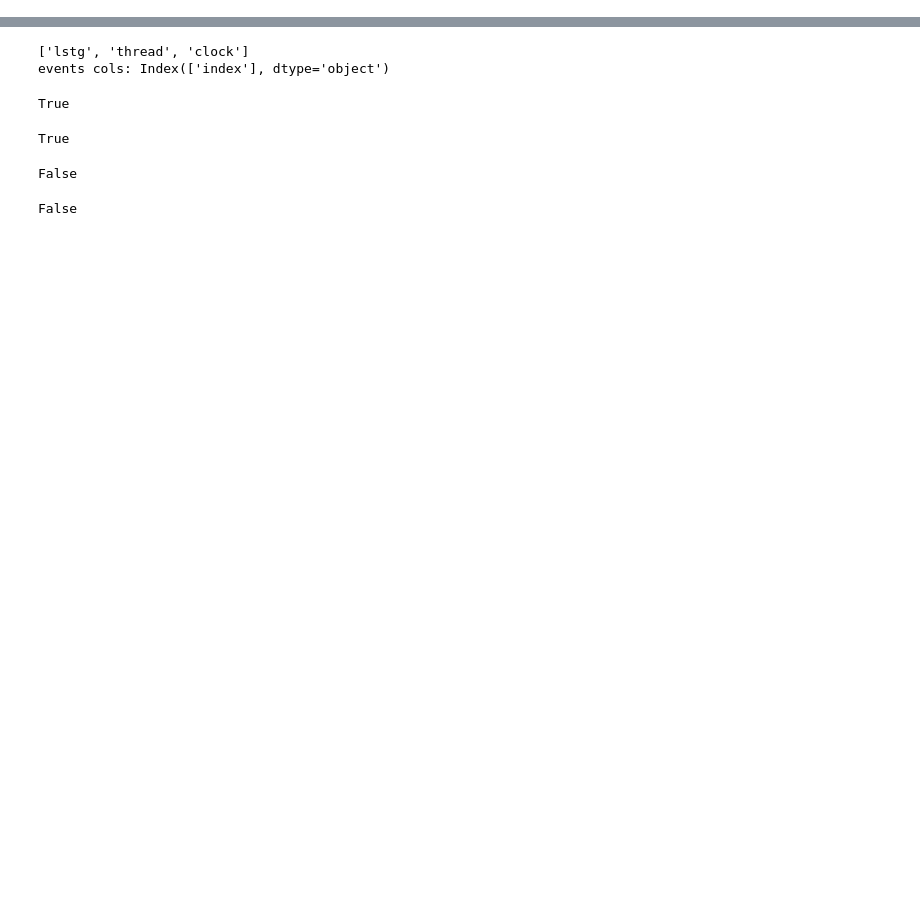
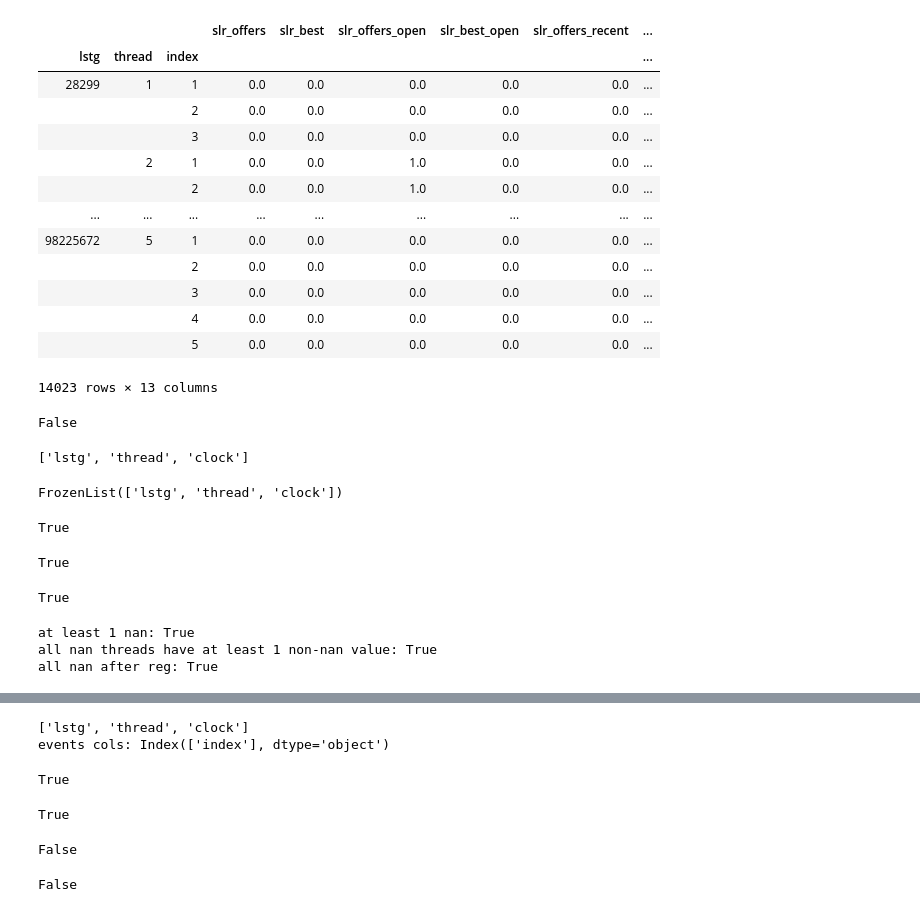
Before and after one commit to bpiv400/eBay, a Jupyter notebook: notebooks/debug_lstg_tf.ipynb, the cells around one changed output, grey strips where cells are left out. Drawn from its saved outputs; the diff is of its cells as text; code cells hidden in the pictures; blank space fills up the shorter version.

```diff
--- a/notebooks/debug_lstg_tf.ipynb
+++ b/notebooks/debug_lstg_tf.ipynb
@@ -15,0 +40,35 @@ importlib.reload(processing.b_feats.tf_lstg)
+# %%
+raw = subset_to_turns(tf_lstg, events.copy())
+# %%
+raw
+# %% [output]
+|  |  |  | slr_offers | slr_best | slr_offers_open | slr_best_open | slr_offers_recent | ... |
+| lstg | thread | index |  |  |  |  |  | ... |
+| 28299 | 1 | 1 | 0.0 | 0.0 | 0.0 | 0.0 | 0.0 | ... |
+|  |  | 2 | 0.0 | 0.0 | 0.0 | 0.0 | 0.0 | ... |
+|  |  | 3 | 0.0 | 0.0 | 0.0 | 0.0 | 0.0 | ... |
+|  | 2 | 1 | 0.0 | 0.0 | 1.0 | 0.0 | 0.0 | ... |
+|  |  | 2 | 0.0 | 0.0 | 1.0 | 0.0 | 0.0 | ... |
+| ... | ... | ... | ... | ... | ... | ... | ... | ... |
+| 98225672 | 5 | 1 | 0.0 | 0.0 | 0.0 | 0.0 | 0.0 | ... |
+|  |  | 2 | 0.0 | 0.0 | 0.0 | 0.0 | 0.0 | ... |
+|  |  | 3 | 0.0 | 0.0 | 0.0 | 0.0 | 0.0 | ... |
+|  |  | 4 | 0.0 | 0.0 | 0.0 | 0.0 | 0.0 | ... |
+|  |  | 5 | 0.0 | 0.0 | 0.0 | 0.0 | 0.0 | ... |
+14023 rows × 13 columns
+# %%
+raw.index.get_level_values('index').isna().any()
+# %% [output]
+False
+# %%
+deltas = get_diffs(tf_lstg.groupby(['lstg', 'thread']), tf_lstg, remove_zeros=False)
+# %% [output]
+['lstg', 'thread', 'clock']
+# %%
+deltas.index.names
+# %% [output]
+FrozenList(['lstg', 'thread', 'clock'])
+# %%
+deltas.index.is_unique
+# %% [output]
+True
@@ -15,0 +81,9 @@ importlib.reload(processing.b_feats.tf_lstg)
+# %%
+events.index.is_unique
+# %% [output]
+True
+# %%
+all_turns = events.index.unique()
+all_turns.isin(deltas.index).all()
+# %% [output]
+True
@@ -15,0 +98,22 @@ importlib.reload(processing.b_feats.tf_lstg)
+# %%
+# check whether all nans have clock values after the last offer in each thread ## CONTINUE
+nans = jdeltas.index.get_level_values('ind').isna()
+nonnans = ~jdeltas.index.get_level_values('ind').isna()
+nan_clocks = jdeltas.loc[nans].reset_index(drop=False)[['lstg', 'thread', 'clock']].groupby(by=['lstg', 'thread']).min().squeeze()
+nonnan_clocks = jdeltas.loc[nonnans].reset_index(drop=False)[['lstg', 'thread', 'clock']].groupby(by=['lstg', 'thread']).max().squeeze()
+
+# ASIDE: Check whether any threads are all nan
+nan_threads = nan_clocks.index.drop_duplicates()
+nonnan_threads = nonnan_clocks.index.drop_duplicates()
+print('at least 1 nan: {}'.format(len(nan_threads) > 0))
+print('all nan threads have at least 1 non-nan value: {}'.format(nan_threads.isin(nonnan_threads).all()))
+
+# CONTINUE main check
+nan_clocks.name = 'nan_clock'
+nonnan_clocks.name = 'reg_clock'
+all_clocks = nan_clocks.to_frame().join(nonnan_clocks)
+print('all nan after reg: {}'.format((all_clocks.nan_clock >= all_clocks.reg_clock).all()))
+# %% [output]
+at least 1 nan: True
+all nan threads have at least 1 non-nan value: True
+all nan after reg: True
```
Also changed, not shown: parts of 12 cells of this notebook, 1 other file.
